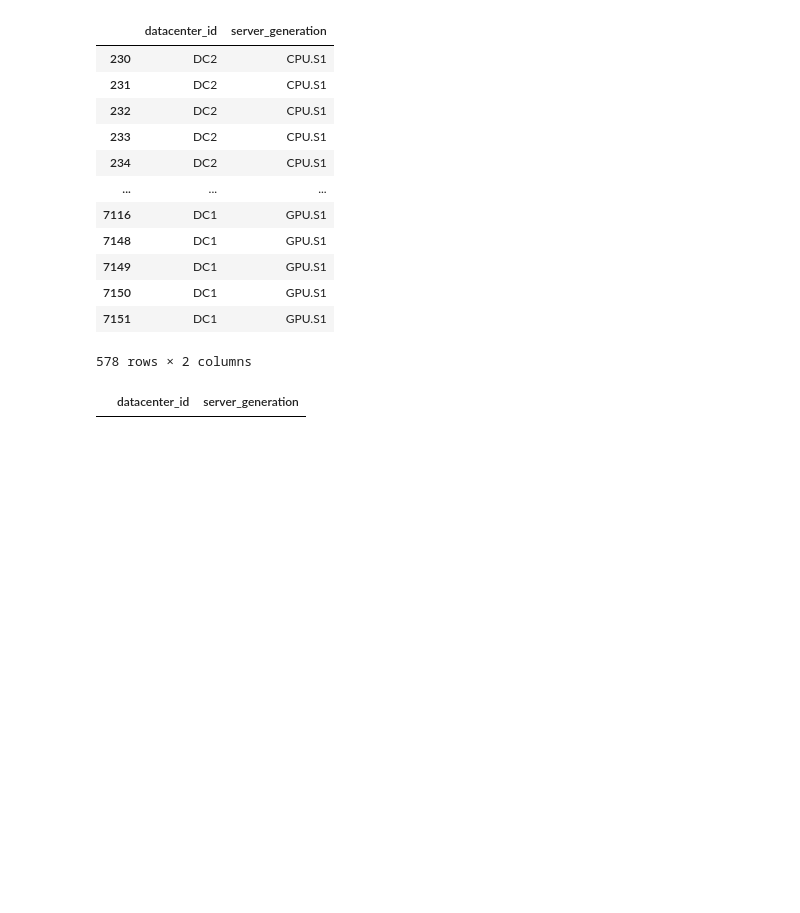
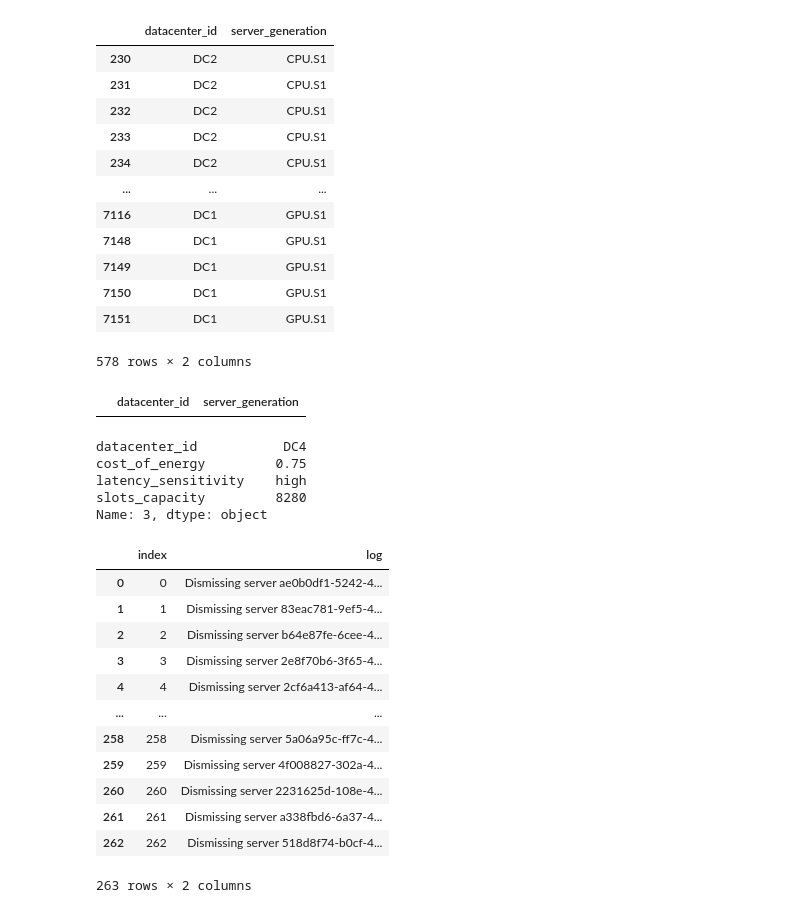
Before and after one commit to degendemolisher/Hackathon-Huawei-FiveGuys, a Jupyter notebook: analyse_data/tests.ipynb, the cells around one changed output. Drawn from its saved outputs; the diff is of its cells as text; code cells hidden in the pictures; blank space fills up the shorter version.

Commit message:
greedy_util WIP, dismiss_servers - needs new design, system_state - adjusted for greedy_util

```diff
--- a/analyse_data/tests.ipynb
+++ b/analyse_data/tests.ipynb
@@ -1874,3 +1874,52 @@ Row 7151:
 pd.concat([fleet_constraint_without_slots_reset_dc,fleet_at_35_reset_dc]).drop_duplicates(keep=False)
 # %% [output]
 |  | datacenter_id | server_generation |
+# %%
+dc_info = datacenters[datacenters['datacenter_id'] == 'DC4'].iloc[0]
+dc_info
+# %% [output]
+datacenter_id           DC4
+cost_of_energy         0.75
+latency_sensitivity    high
+slots_capacity         8280
+Name: 3, dtype: object
+# %%
+import re
+
+with open('../data/test_data/double_dismiss_log.txt', 'r') as file:
+    lines = file.readlines()
+
+def trim_line(line):
+    # Remove trailing whitespace and newlines
+    line = line.strip()
+    # Use regex to match and extract the part after "INFO - "
+    match = re.search(r'INFO - (.+)$', line)
+    if match:
+        return match.group(1)
+    else:
+        return line
+
+# Remove any trailing newlines and whitespace
+lines = [trim_line(line) for line in lines]
+
+# Create a DataFrame
+double_dismiss_log = pd.DataFrame(lines, columns=['log'])
+
+# Reset the index to start from 0
+double_dismiss_log = double_dismiss_log.reset_index()
+# %%
+double_dismiss_log
+# %% [output]
+|  | index | log |
+| 0 | 0 | Dismissing server ae0b0df1-5242-4... |
+| 1 | 1 | Dismissing server 83eac781-9ef5-4... |
+| 2 | 2 | Dismissing server b64e87fe-6cee-4... |
+| 3 | 3 | Dismissing server 2e8f70b6-3f65-4... |
+| 4 | 4 | Dismissing server 2cf6a413-af64-4... |
+| ... | ... | ... |
+| 258 | 258 | Dismissing server 5a06a95c-ff7c-4... |
+| 259 | 259 | Dismissing server 4f008827-302a-4... |
+| 260 | 260 | Dismissing server 2231625d-108e-4... |
+| 261 | 261 | Dismissing server a338fbd6-6a37-4... |
+| 262 | 262 | Dismissing server 518d8f74-b0cf-4... |
+263 rows × 2 columns
```
Also changed, not shown: 19 other files.
